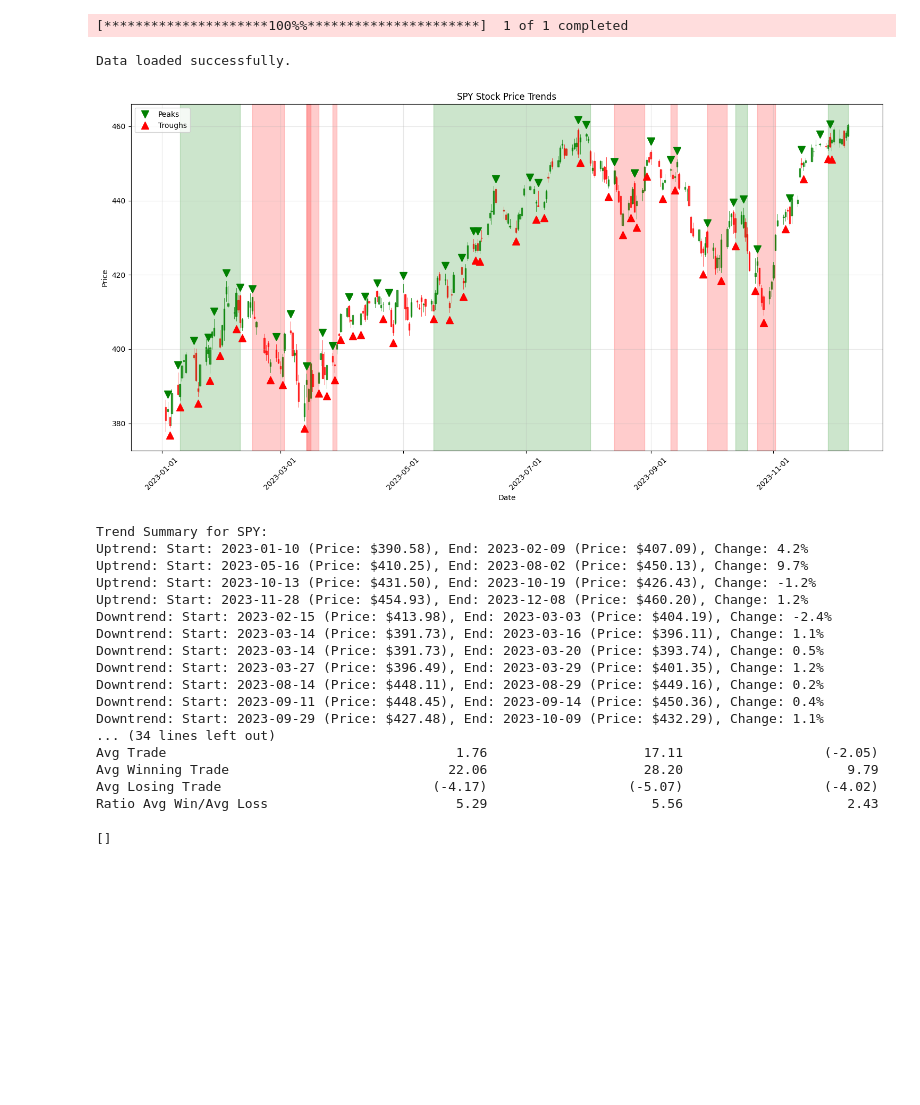
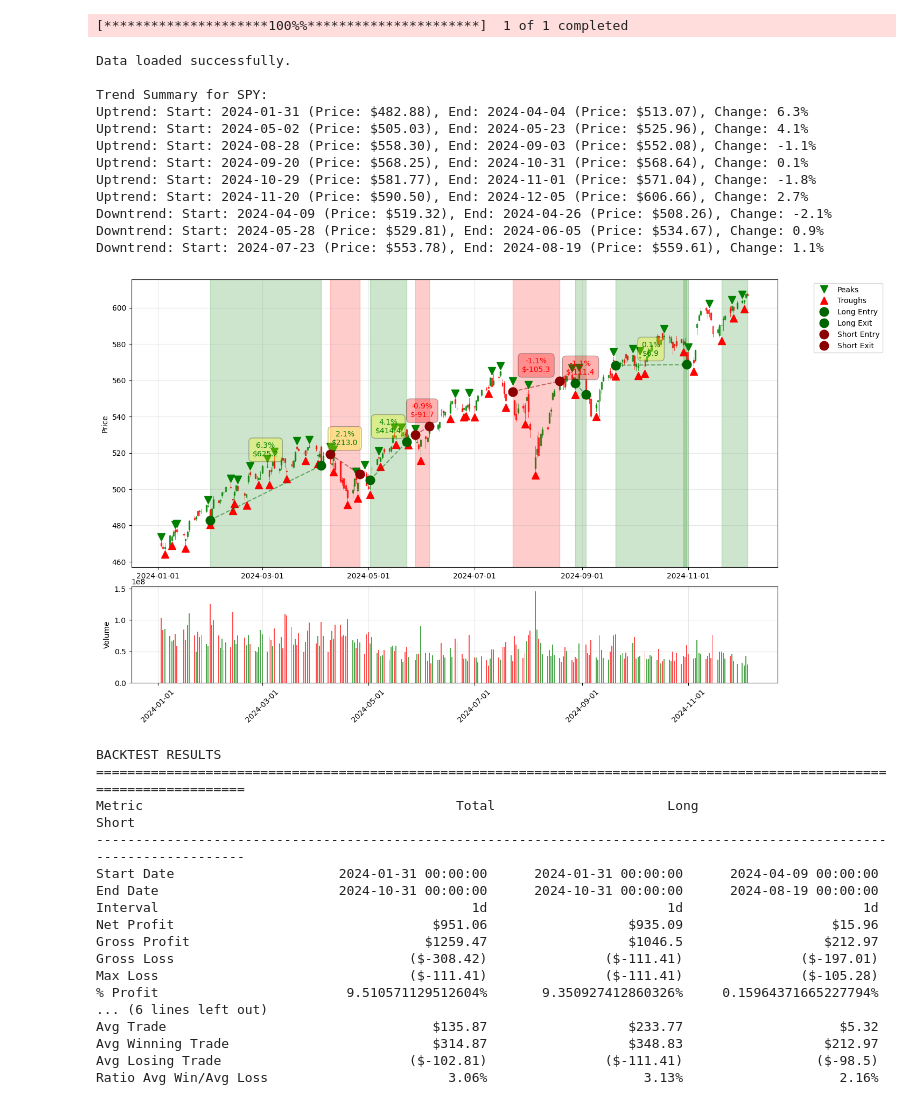
Before and after one commit to yuv-man/algoTrading-python, a Jupyter notebook: BackTestingMain.ipynb, the cells around one changed output. Cells and saved outputs as stored; diff of their text form; code cells hidden in the pictures; blank space fills up the shorter version.

Commit message:
fix code and add chart with strategy

```diff
--- a/BackTestingMain.ipynb
+++ b/BackTestingMain.ipynb
@@ -55,8 +55,8 @@ class Trading:
         self.uptrends, self.downtrends = analyzer.identify_trends()
 
         # Generate visualization
-        plt = analyzer.visualize_trends()
-        plt.show()
+        #plt = analyzer.visualize_trends()
+        #plt.show()
 
         # Print trend summary
         print(f"\nTrend Summary for {self.symbol}:")
@@ -91,6 +91,8 @@ class Trading:
 
         # Step 4: Run the backtest and return results
         results = backtester.backtest()
+        plt = backtester.visualize_data()
+        plt.show()
         backtester.print_results(results)
         return backtester
 
@@ -103,35 +105,42 @@ class Trading:
         return optimizer.optimize(strategy, param_ranges, initial_guess)
 # %%
 symbol='SPY'
-start_date='2023-01-03'
-end_date='2023-12-10'
+start_date='2024-01-03'
+end_date='2024-12-10'
 period='1d'
 interval='1d'
 trading = Trading(symbol, start_date, end_date, interval=interval, period=period)
 analyzer = trading.analyze_stock()
 backtest = trading.analyze_and_backtest(analyzer)
 # %% [output]
 [*********************100%%**********************]  1 of 1 completed
 Data loaded successfully.
+
+Trend Summary for SPY:
+Uptrend: Start: 2024-01-31 (Price: $482.88), End: 2024-04-04 (Price: $513.07), Change: 6.3%
+Uptrend: Start: 2024-05-02 (Price: $505.03), End: 2024-05-23 (Price: $525.96), Change: 4.1%
+Uptrend: Start: 2024-08-28 (Price: $558.30), End: 2024-09-03 (Price: $552.08), Change: -1.1%
+Uptrend: Start: 2024-09-20 (Price: $568.25), End: 2024-10-31 (Price: $568.64), Change: 0.1%
+Uptrend: Start: 2024-10-29 (Price: $581.77), End: 2024-11-01 (Price: $571.04), Change: -1.8%
+Uptrend: Start: 2024-11-20 (Price: $590.50), End: 2024-12-05 (Price: $606.66), Change: 2.7%
+Downtrend: Start: 2024-04-09 (Price: $519.32), End: 2024-04-26 (Price: $508.26), Change: -2.1%
+Downtrend: Start: 2024-05-28 (Price: $529.81), End: 2024-06-05 (Price: $534.67), Change: 0.9%
+Downtrend: Start: 2024-07-23 (Price: $553.78), End: 2024-08-19 (Price: $559.61), Change: 1.1%
-[figure, old version]
+[figure, new version]
-Trend Summary for SPY:
-Uptrend: Start: 2023-01-10 (Price: $390.58), End: 2023-02-09 (Price: $407.09), Change: 4.2%
-Uptrend: Start: 2023-05-16 (Price: $410.25), End: 2023-08-02 (Price: $450.13), Change: 9.7%
-Uptrend: Start: 2023-10-13 (Price: $431.50), End: 2023-10-19 (Price: $426.43), Change: -1.2%
-Uptrend: Start: 2023-11-28 (Price: $454.93), End: 2023-12-08 (Price: $460.20), Change: 1.2%
-Downtrend: Start: 2023-02-15 (Price: $413.98), End: 2023-03-03 (Price: $404.19), Change: -2.4%
-Downtrend: Start: 2023-03-14 (Price: $391.73), End: 2023-03-16 (Price: $396.11), Change: 1.1%
-Downtrend: Start: 2023-03-14 (Price: $391.73), End: 2023-03-20 (Price: $393.74), Change: 0.5%
-Downtrend: Start: 2023-03-27 (Price: $396.49), End: 2023-03-29 (Price: $401.35), Change: 1.2%
-Downtrend: Start: 2023-08-14 (Price: $448.11), End: 2023-08-29 (Price: $449.16), Change: 0.2%
-Downtrend: Start: 2023-09-11 (Price: $448.45), End: 2023-09-14 (Price: $450.36), Change: 0.4%
-Downtrend: Start: 2023-09-29 (Price: $427.48), End: 2023-10-09 (Price: $432.29), Change: 1.1%
-... (34 lines left out)
-Avg Trade                                     1.76                    17.11                  (-2.05)
-Avg Winning Trade                            22.06                    28.20                     9.79
-Avg Losing Trade                           (-4.17)                  (-5.07)                  (-4.02)
-Ratio Avg Win/Avg Loss                        5.29                     5.56                     2.43
+BACKTEST RESULTS
+========================================================================================================================
+Metric                                        Total                      Long                     Short
+------------------------------------------------------------------------------------------------------------------------
+Start Date                     2024-01-31 00:00:00      2024-01-31 00:00:00      2024-04-09 00:00:00
+End Date                       2024-10-31 00:00:00      2024-10-31 00:00:00      2024-08-19 00:00:00
+Interval                                        1d                       1d                       1d
+Net Profit                                 $951.06                  $935.09                   $15.96
+Gross Profit                              $1259.47                  $1046.5                  $212.97
+Gross Loss                              ($-308.42)               ($-111.41)               ($-197.01)
+Max Loss                                ($-111.41)               ($-111.41)               ($-105.28)
+% Profit                        9.510571129512604%       9.350927412860326%     0.15964371665227794%
+... (6 lines left out)
+Avg Trade                                  $135.87                  $233.77                    $5.32
+Avg Winning Trade                          $314.87                  $348.83                  $212.97
+Avg Losing Trade                        ($-102.81)               ($-111.41)                 ($-98.5)
+Ratio Avg Win/Avg Loss                       3.06%                    3.13%                    2.16%
-# %%
-backtest.downtrends
-# %% [output]
-[]
```
Also changed, not shown: parts of 2 cells of this notebook, 2 other files.
